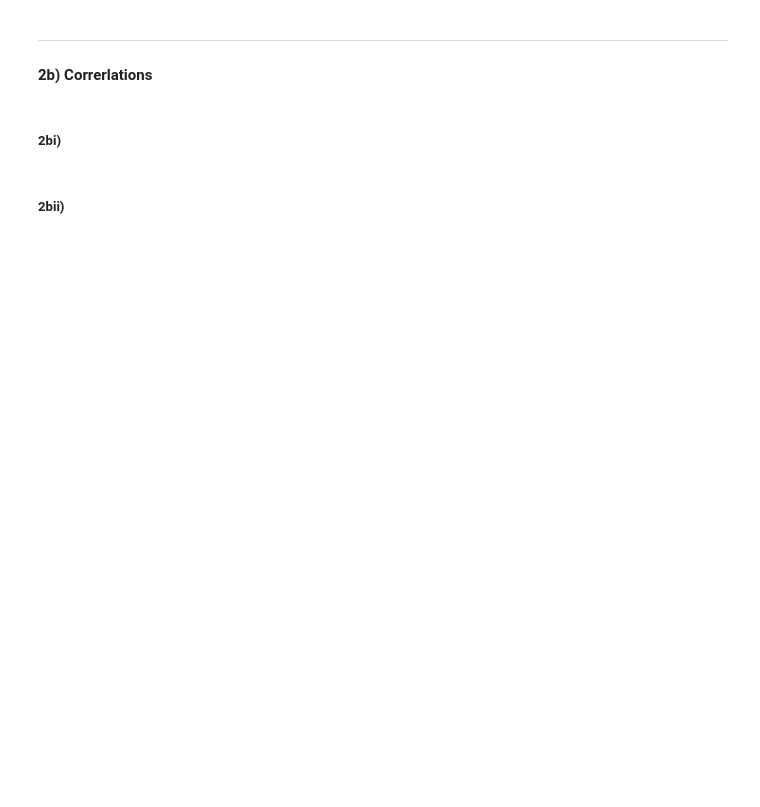
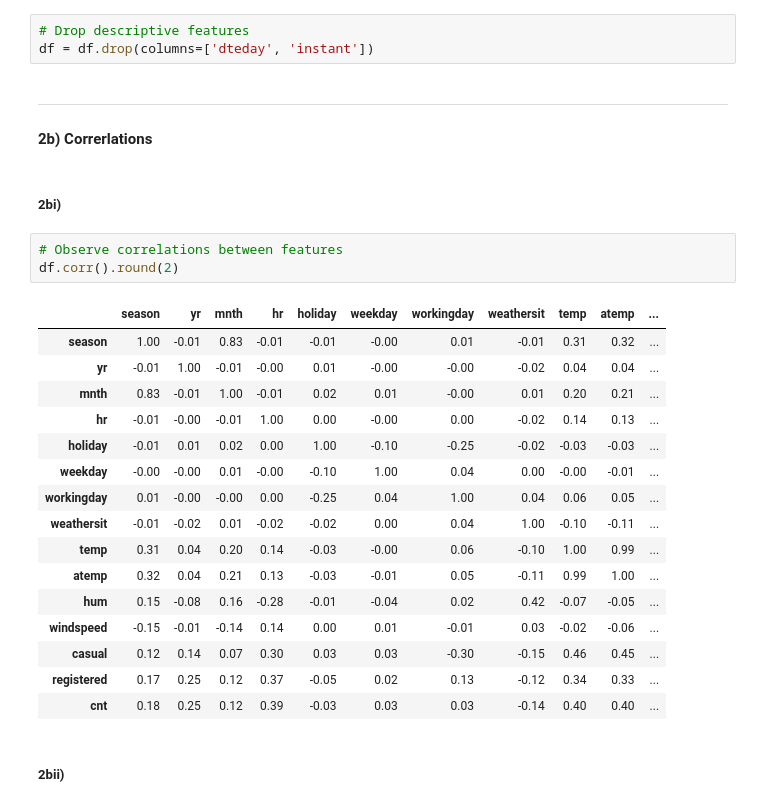
Before and after one commit to Jared-Wood135/DU-COMP4432-Machine-Learning, a Jupyter notebook: Assignments/4.ipynb, the cells around one changed output. Saved outputs shown, nothing was run; the diff lists cells and outputs as text; blank space fills up the shorter version.

```diff
--- a/Assignments/4.ipynb
+++ b/Assignments/4.ipynb
@@ -461,11 +461,34 @@ sns.histplot(data=df, x='cnt', bins=20)
 </div>
 # %% [markdown]
 #### 2a) Remove the Descriptive Features
+# %%
+# Drop descriptive features
+df = df.drop(columns=['dteday', 'instant'])
 # %% [markdown]
 ---
 
 #### 2b) Correrlations
 # %% [markdown]
 ##### 2bi)
+# %%
+# Observe correlations between features
+df.corr().round(2)
+# %% [output]
+|  | season | yr | mnth | hr | holiday | weekday | workingday | weathersit | temp | atemp | ... |
+| season | 1.00 | -0.01 | 0.83 | -0.01 | -0.01 | -0.00 | 0.01 | -0.01 | 0.31 | 0.32 | ... |
+| yr | -0.01 | 1.00 | -0.01 | -0.00 | 0.01 | -0.00 | -0.00 | -0.02 | 0.04 | 0.04 | ... |
+| mnth | 0.83 | -0.01 | 1.00 | -0.01 | 0.02 | 0.01 | -0.00 | 0.01 | 0.20 | 0.21 | ... |
+| hr | -0.01 | -0.00 | -0.01 | 1.00 | 0.00 | -0.00 | 0.00 | -0.02 | 0.14 | 0.13 | ... |
+| holiday | -0.01 | 0.01 | 0.02 | 0.00 | 1.00 | -0.10 | -0.25 | -0.02 | -0.03 | -0.03 | ... |
+| weekday | -0.00 | -0.00 | 0.01 | -0.00 | -0.10 | 1.00 | 0.04 | 0.00 | -0.00 | -0.01 | ... |
+| workingday | 0.01 | -0.00 | -0.00 | 0.00 | -0.25 | 0.04 | 1.00 | 0.04 | 0.06 | 0.05 | ... |
+| weathersit | -0.01 | -0.02 | 0.01 | -0.02 | -0.02 | 0.00 | 0.04 | 1.00 | -0.10 | -0.11 | ... |
+| temp | 0.31 | 0.04 | 0.20 | 0.14 | -0.03 | -0.00 | 0.06 | -0.10 | 1.00 | 0.99 | ... |
+| atemp | 0.32 | 0.04 | 0.21 | 0.13 | -0.03 | -0.01 | 0.05 | -0.11 | 0.99 | 1.00 | ... |
+| hum | 0.15 | -0.08 | 0.16 | -0.28 | -0.01 | -0.04 | 0.02 | 0.42 | -0.07 | -0.05 | ... |
+| windspeed | -0.15 | -0.01 | -0.14 | 0.14 | 0.00 | 0.01 | -0.01 | 0.03 | -0.02 | -0.06 | ... |
+| casual | 0.12 | 0.14 | 0.07 | 0.30 | 0.03 | 0.03 | -0.30 | -0.15 | 0.46 | 0.45 | ... |
+| registered | 0.17 | 0.25 | 0.12 | 0.37 | -0.05 | 0.02 | 0.13 | -0.12 | 0.34 | 0.33 | ... |
+| cnt | 0.18 | 0.25 | 0.12 | 0.39 | -0.03 | 0.03 | 0.03 | -0.14 | 0.40 | 0.40 | ... |
 # %% [markdown]
 ##### 2bii)
```
Also changed, not shown: parts of 5 cells of this notebook.
